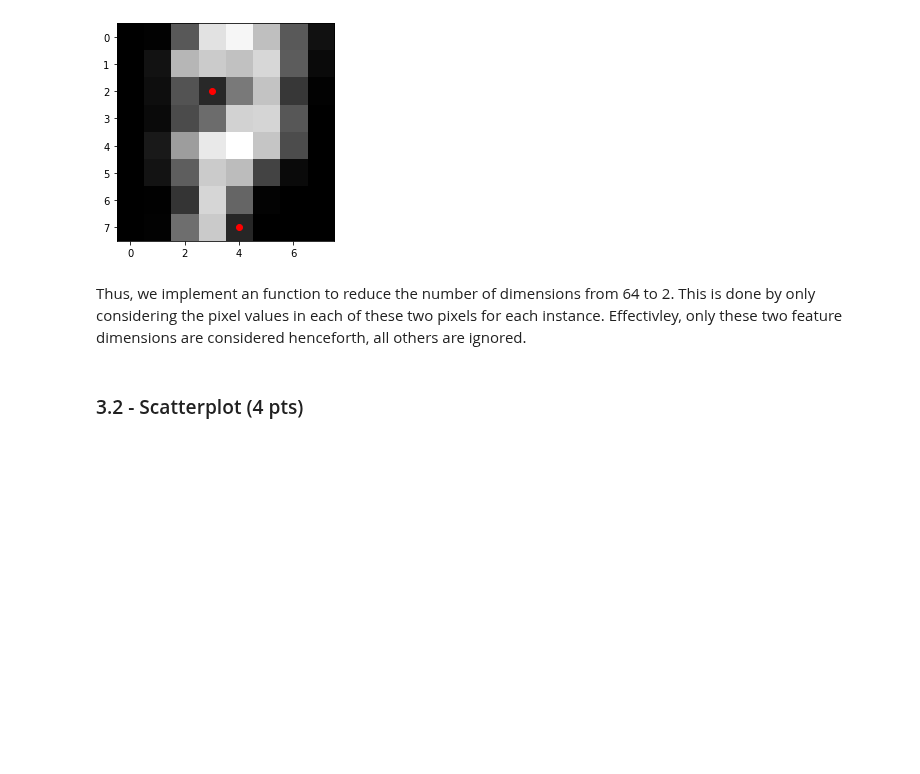
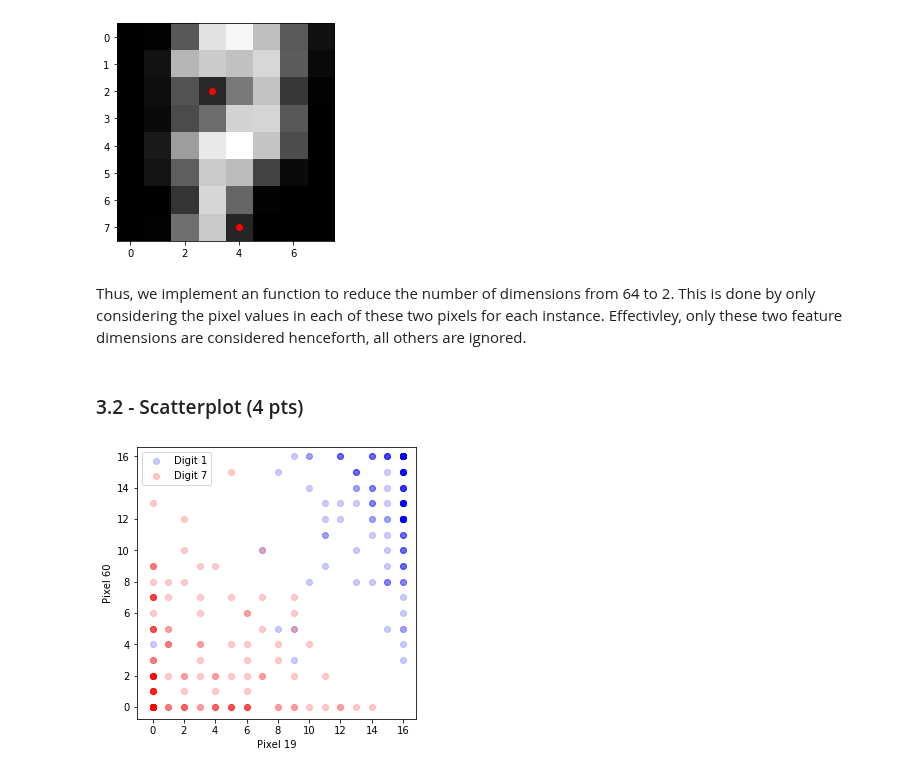
Before and after one commit to eliaserland/heidelberg-courses, a Jupyter notebook: machine-learning/problem-set-2/qda-lda.ipynb, the cells around one changed output. Drawn from its saved outputs; the diff is of its cells as text; code cells hidden in the pictures; blank space fills up the shorter version.

```diff
--- a/machine-learning/problem-set-2/qda-lda.ipynb
+++ b/machine-learning/problem-set-2/qda-lda.ipynb
@@ -58,7 +58,7 @@ data_sevens = data[mask_sevens,:]
 data_avg_one   = np.average(data_ones, axis=0)
 data_avg_seven = np.average(data_sevens, axis=0)
 
-pixel_candidates =  np.argsort(data_avg_one-data_avg_seven)[-2:]
+pixel_candidates =  np.argsort(-np.abs(data_avg_one-data_avg_seven))[:2]
 print(pixel_candidates)
 
 plt.figure(figsize=(20,10))
@@ -107,3 +107,17 @@ def reduce_dim(x):
     return x[:,pixel_candidates]
 # %% [markdown]
 ### 3.2 - Scatterplot (4 pts)
+# %%
+reduced_ones   = reduce_dim(data_ones)
+reduced_sevens = reduce_dim(data_sevens)
+
+plt.figure(figsize=(5,5))
+plt.scatter(reduced_ones[:,0], reduced_ones[:,1], c="b", alpha=0.2, label='Digit 1')
+plt.scatter(reduced_sevens[:,0], reduced_sevens[:,1], c="r", alpha=0.2,label='Digit 7')
+plt.axes().set_aspect('equal', 'datalim')
+plt.xlabel('Pixel 19')
+plt.ylabel('Pixel 60')
+plt.legend()
+plt.show()
+# %% [output]
+[figure, added]
```
Also changed, not shown: parts of 5 cells of this notebook.
